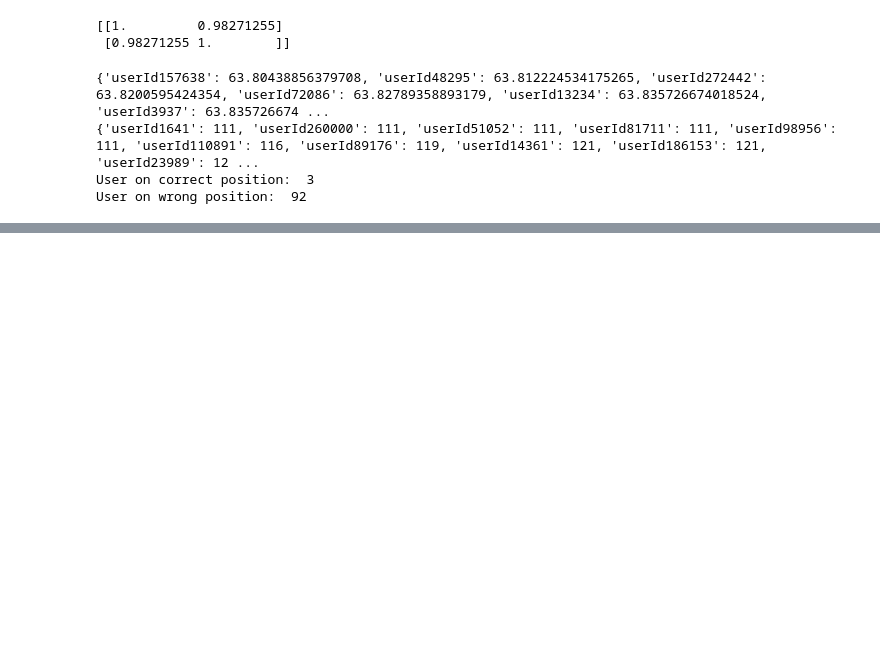
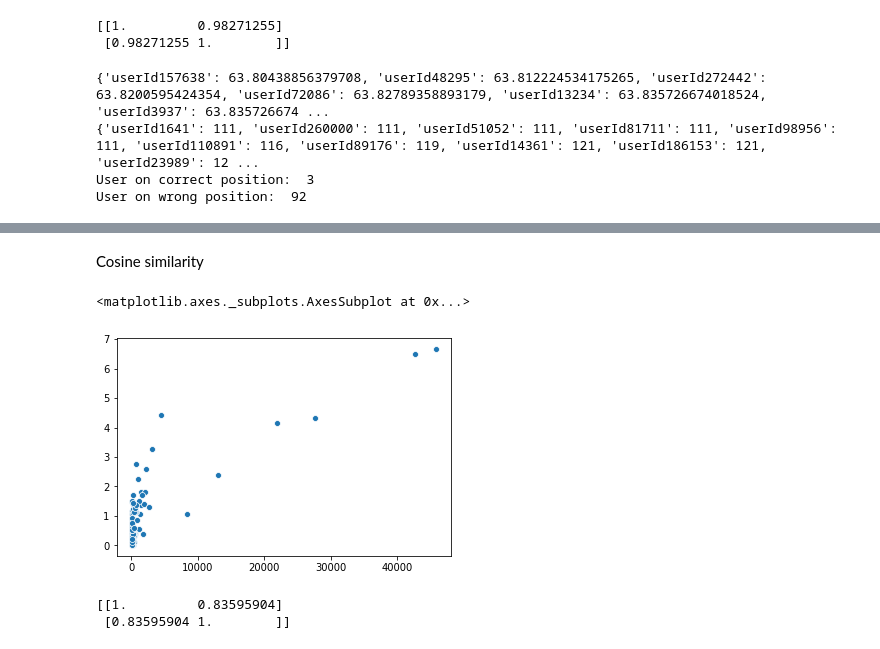
Before and after one commit to Denissovan/DP-user_parsing, a Jupyter notebook: SE_parsing.ipynb, the cells around one changed output, grey strips where cells are left out. Saved outputs shown, nothing was run; the diff lists cells and outputs as text; code cells hidden in the pictures; blank space fills up the shorter version.

```diff
--- a/SE_parsing.ipynb
+++ b/SE_parsing.ipynb
@@ -1008,0 +1069,16 @@ User on wrong position:  92
+# %% [markdown]
+Cosine similarity
+# %%
+phrases_overal_cos_sim = metrics.get_cosine_sim(user_dict, enriched_merged_book)
+# %%
+np_cos_sim = np.array(list(phrases_overal_cos_sim.values()))
+sb.scatterplot(np_user_rep, np_cos_sim)
+# %% [output]
+<matplotlib.axes._subplots.AxesSubplot at 0x...>
+[figure, added]
+# %%
+my_rho = np.corrcoef(np_user_rep, np_cos_sim)
+print(my_rho)
+# %% [output]
+[[1.         0.83595904]
+ [0.83595904 1.        ]]
```
Also changed, not shown: parts of 83 cells of this notebook.
